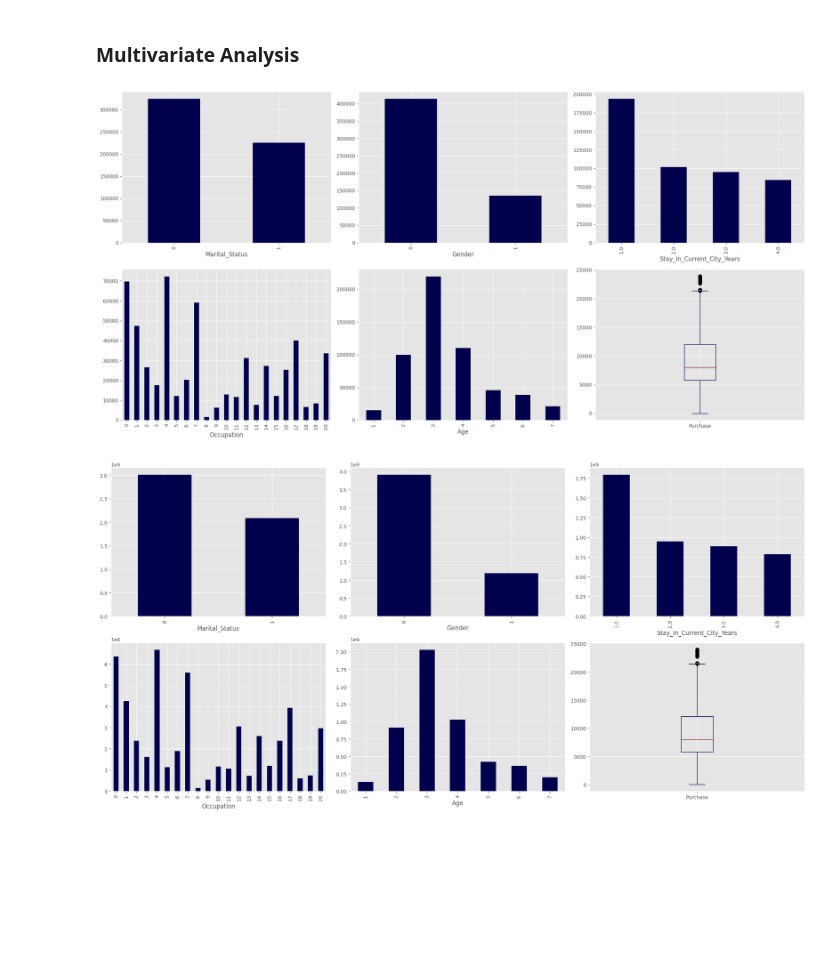
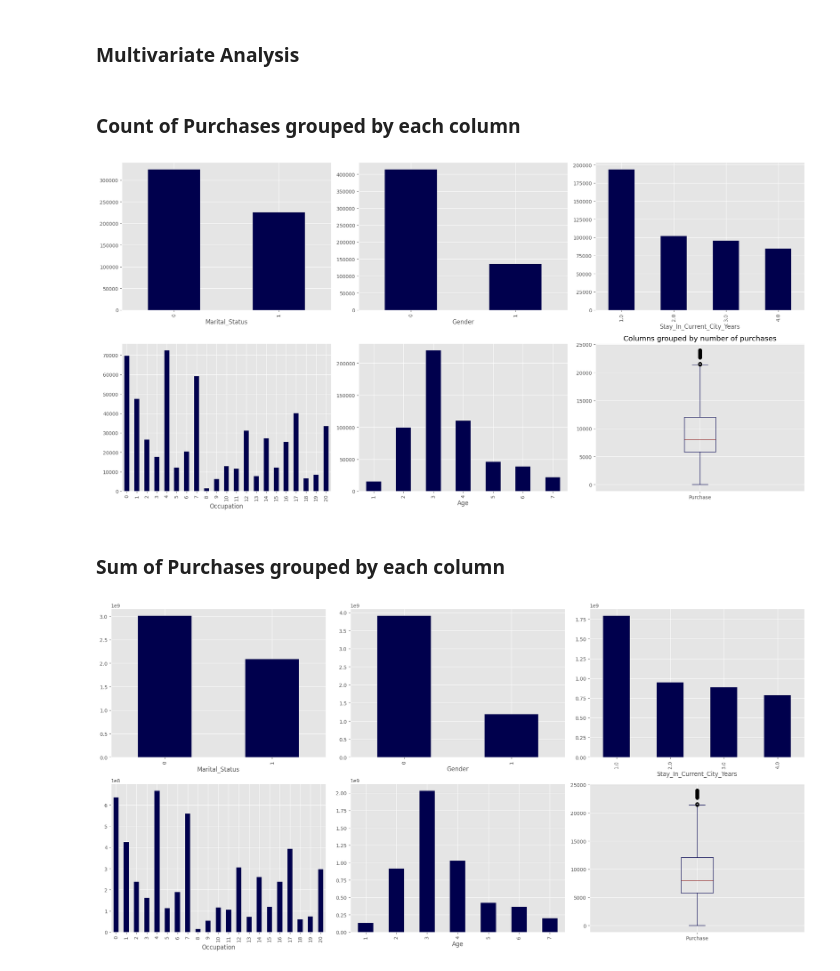
Before and after one commit to sohamraktawan/Exploratory-Data-Analysis, a Jupyter notebook: Black_Friday.ipynb, the cells around one changed output. Saved outputs shown, nothing was run; the diff lists cells and outputs as text; code cells hidden in the pictures; blank space fills up the shorter version.

```diff
--- a/Black_Friday.ipynb
+++ b/Black_Friday.ipynb
@@ -255,28 +273,33 @@ df["Stay_In_Current_City_Years"].value_counts().plot(kind="bar")
 [figure]
 # %% [markdown]
 ### Multivariate Analysis
-# %%
-fig, axes = plt.subplots(2, 3, figsize=(20, 10))
-
-# Plot different plots in each subplot
-df.groupby("Marital_Status")["Purchase"].count().plot(kind="bar", ax=axes[0][0], cmap="seismic")  # Line plot in the first subplot
-
-
-df.groupby("Gender")["Purchase"].count().plot(kind="bar", ax=axes[0][1], cmap="seismic") # Scatter plot in the second subplot
-
-df.groupby("Stay_In_Current_City_Years")["Purchase"].count().plot(kind="bar", ax=axes[0][2], cmap="seismic") # Histogram in the third subplot
-
-df.groupby("Occupation")["Purchase"].count().plot(kind="bar", ax=axes[1][0], cmap="seismic")  # Line plot in the first subplot
-
-
-df.groupby("Age")["Purchase"].count().plot(kind="bar", ax=axes[1][1], cmap="seismic") # Scatter plot in the second subplot
-
-df["Purchase"].plot(kind="box", ax=axes[1][2], cmap="seismic")
-
-# Display the plots
-plt.tight_layout()  # Adjusts the spacing between plots
-# %% [output]
-[figure, removed]
+# %% [markdown]
+### Count of Purchases grouped by each column
+# %%
+fig, axes = plt.subplots(2, 3, figsize=(20, 10))
+
+# Plot different plots in each subplot
+df.groupby("Marital_Status")["Purchase"].count().plot(kind="bar", ax=axes[0][0], cmap="seismic")  # Line plot in the first subplot
+
+
+df.groupby("Gender")["Purchase"].count().plot(kind="bar", ax=axes[0][1], cmap="seismic") # Scatter plot in the second subplot
+
+df.groupby("Stay_In_Current_City_Years")["Purchase"].count().plot(kind="bar", ax=axes[0][2], cmap="seismic") # Histogram in the third subplot
+
+df.groupby("Occupation")["Purchase"].count().plot(kind="bar", ax=axes[1][0], cmap="seismic")  # Line plot in the first subplot
+
+
+df.groupby("Age")["Purchase"].count().plot(kind="bar", ax=axes[1][1], cmap="seismic") # Scatter plot in the second subplot
+
+df["Purchase"].plot(kind="box", ax=axes[1][2], cmap="seismic")
+
+# Display the plots
+plt.title("Columns grouped by number of purchases")
+plt.tight_layout()  # Adjusts the spacing between plots
+# %% [output]
+[figure, added]
+# %% [markdown]
+### Sum of Purchases grouped by each column
 # %%
 fig, axes = plt.subplots(2, 3, figsize=(20, 10))
 
```
Also changed, not shown: parts of 38 cells of this notebook, 2 other files.
